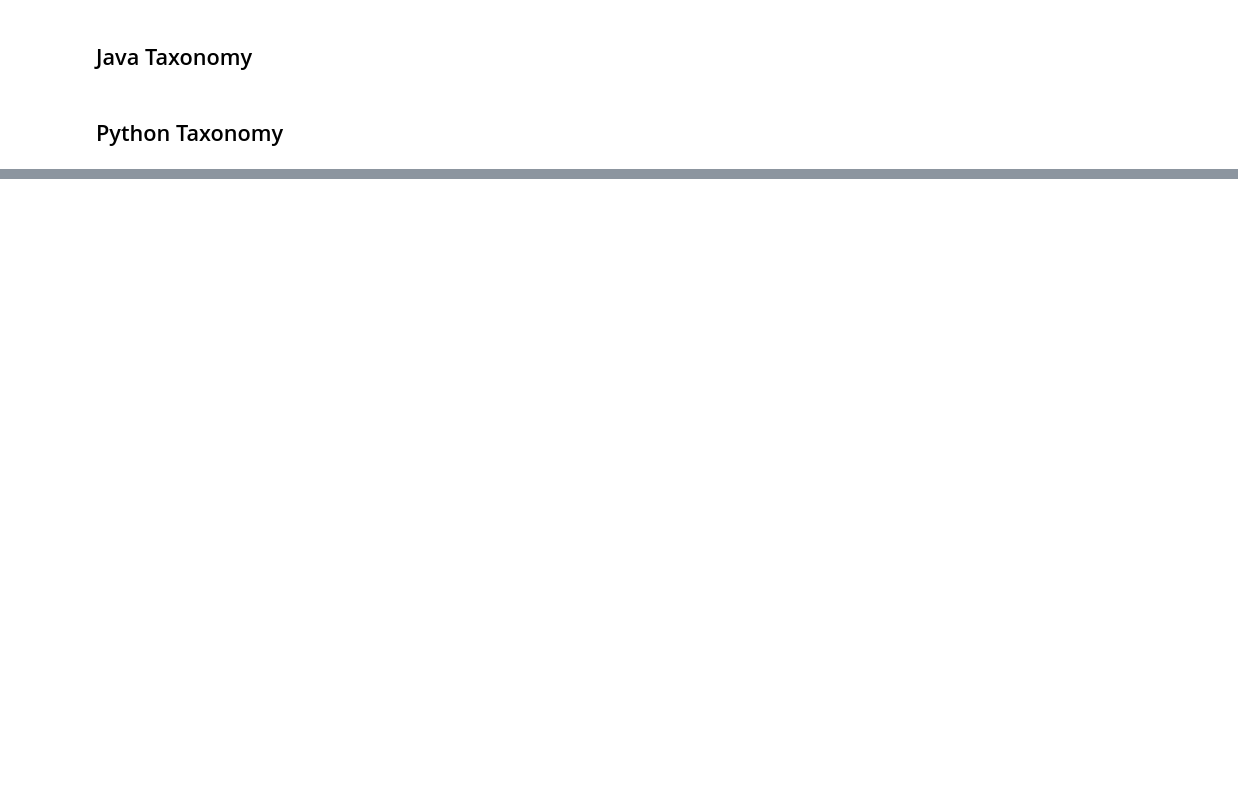
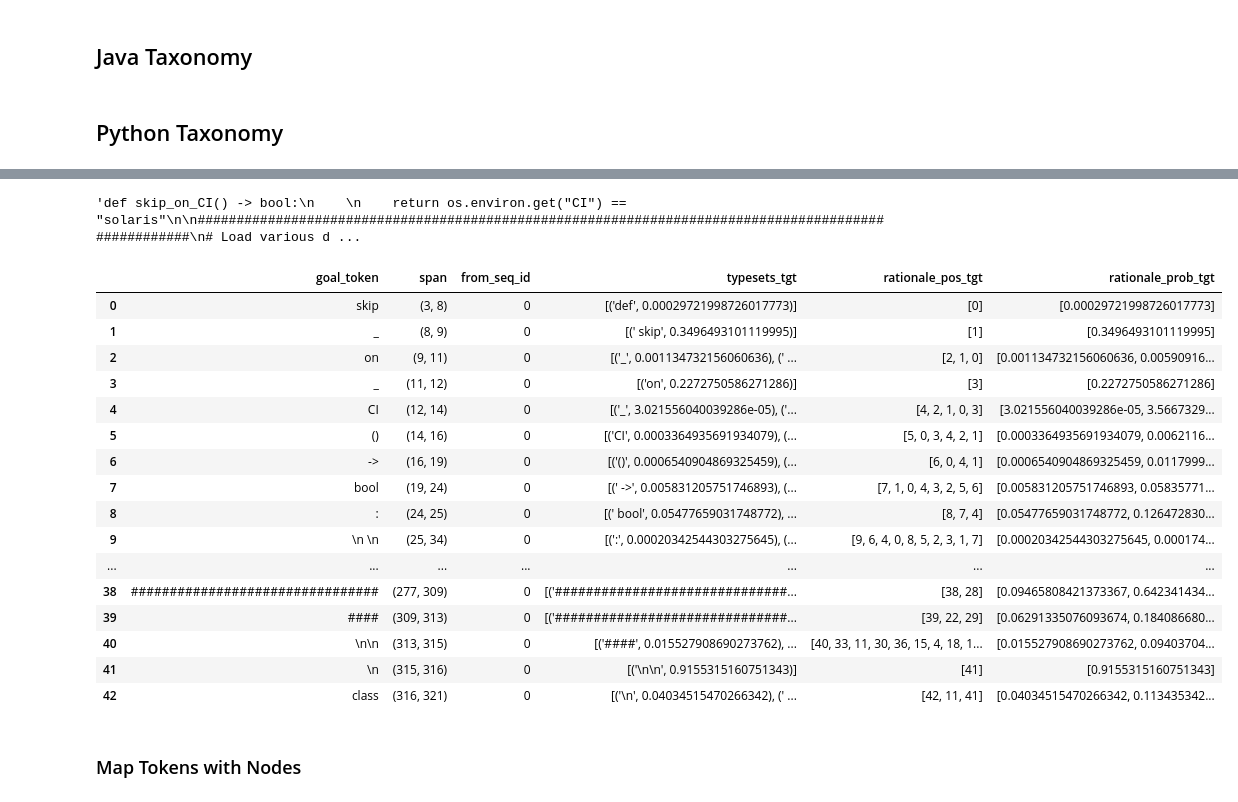
Before and after one commit to WM-SEMERU/code-rationales, a Jupyter notebook: nbs/04_mapping_taxonomy.ipynb, the cells around one changed output, grey strips where cells are left out. Drawn from its saved outputs; the diff is of its cells as text; code cells hidden in the pictures; blank space fills up the shorter version.

```diff
--- a/nbs/04_mapping_taxonomy.ipynb
+++ b/nbs/04_mapping_taxonomy.ipynb
@@ -251,0 +269,39 @@ def pl_taxonomy_python() -> dict:
+# %%
+df_rationals = pd.read_csv('/workspaces/code-rationales/data/rationales/gpt/testing/[t_100]_[max_tgt_44]_[exp:0]_.csv',index_col=0)
+# %%
+df_rationals = df_rationals[df_rationals['from_seq_id'] == 0]
+# %%
+### Retrieve the generated output
+initial_token = eval(df_rationals['typesets_tgt'][0])[0][0]
+code = initial_token + ''.join(df_rationals['goal_token'])
+code
+# %% [output]
+'def skip_on_CI() -> bool:\n    \n    return os.environ.get("CI") == "solaris"\n\n####################################################################################################\n# Load various d ...
+# %%
+#### Add Span column
+calculate_left_span = lambda index : len(initial_token + ''.join(df_rationals['goal_token'][:index]))
+calculate_right_span = lambda left_span, token : len(left_span) + len(token)
+span_col = list(map(lambda tuple: (tuple[0],tuple[0]+len(tuple[1])),[(calculate_left_span(index),token) for index, token in df_rationals['goal_token'].items()]))
+df_rationals.insert(loc=df_rationals.columns.get_loc('goal_token')+1, column='span', value=span_col)
+# %%
+df_rationals
+# %% [output]
+|  | goal_token | span | from_seq_id | typesets_tgt | rationale_pos_tgt | rationale_prob_tgt |
+| 0 | skip | (3, 8) | 0 | [('def', 0.00029721998726017773)] | [0] | [0.00029721998726017773] |
+| 1 | _ | (8, 9) | 0 | [(' skip', 0.3496493101119995)] | [1] | [0.3496493101119995] |
+| 2 | on | (9, 11) | 0 | [('_', 0.001134732156060636), (' ... | [2, 1, 0] | [0.001134732156060636, 0.00590916... |
+| 3 | _ | (11, 12) | 0 | [('on', 0.2272750586271286)] | [3] | [0.2272750586271286] |
+| 4 | CI | (12, 14) | 0 | [('_', 3.021556040039286e-05), ('... | [4, 2, 1, 0, 3] | [3.021556040039286e-05, 3.5667329... |
+| 5 | () | (14, 16) | 0 | [('CI', 0.0003364935691934079), (... | [5, 0, 3, 4, 2, 1] | [0.0003364935691934079, 0.0062116... |
+| 6 | -> | (16, 19) | 0 | [('()', 0.0006540904869325459), (... | [6, 0, 4, 1] | [0.0006540904869325459, 0.0117999... |
+| 7 | bool | (19, 24) | 0 | [(' ->', 0.005831205751746893), (... | [7, 1, 0, 4, 3, 2, 5, 6] | [0.005831205751746893, 0.05835771... |
+| 8 | : | (24, 25) | 0 | [(' bool', 0.05477659031748772), ... | [8, 7, 4] | [0.05477659031748772, 0.126472830... |
+| 9 | \n \n | (25, 34) | 0 | [(':', 0.00020342544303275645), (... | [9, 6, 4, 0, 8, 5, 2, 3, 1, 7] | [0.00020342544303275645, 0.000174... |
+| ... | ... | ... | ... | ... | ... | ... |
+| 38 | ################################ | (277, 309) | 0 | [('##############################... | [38, 28] | [0.09465808421373367, 0.642341434... |
+| 39 | #### | (309, 313) | 0 | [('##############################... | [39, 22, 29] | [0.06291335076093674, 0.184086680... |
+| 40 | \n\n | (313, 315) | 0 | [('####', 0.015527908690273762), ... | [40, 33, 11, 30, 36, 15, 4, 18, 1... | [0.015527908690273762, 0.09403704... |
+| 41 | \n | (315, 316) | 0 | [('\n\n', 0.9155315160751343)] | [41] | [0.9155315160751343] |
+| 42 | class | (316, 321) | 0 | [('\n', 0.04034515470266342), (' ... | [42, 11, 41] | [0.04034515470266342, 0.113435342... |
+# %% [markdown]
+### Map Tokens with Nodes
```
Also changed, not shown: parts of 13 cells of this notebook, 6 other files.
